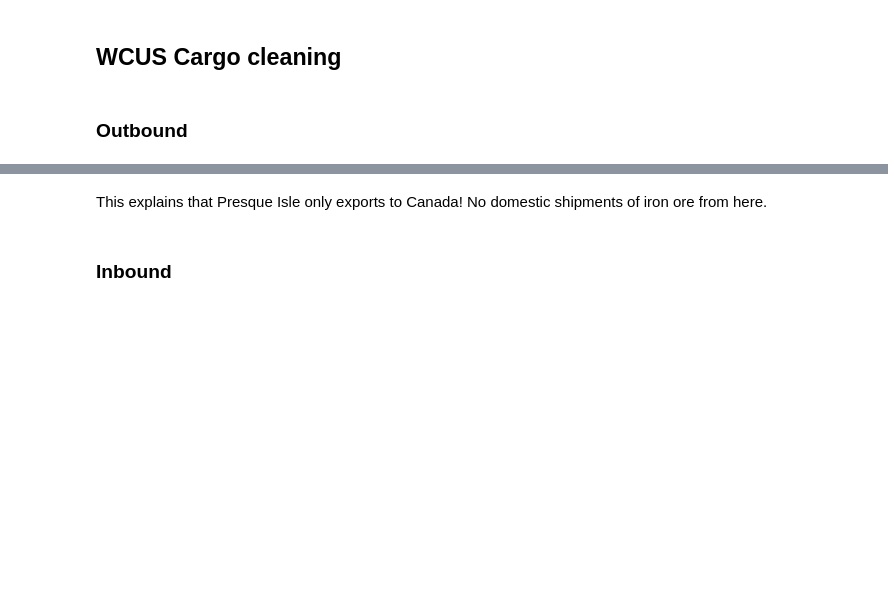
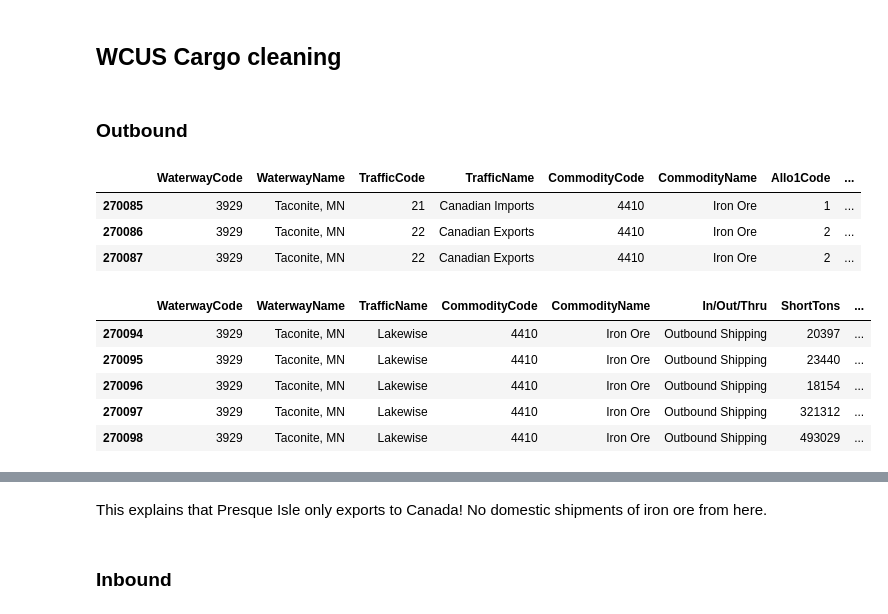
Before and after one commit to hnmns/Interactive-Visualization-Project, a Jupyter notebook: cleaning/wcus_trips_cargo_cleaning.ipynb, the cells around one changed output, grey strips where cells are left out. Saved outputs shown, nothing was run; the diff lists cells and outputs as text; code cells hidden in the pictures; blank space fills up the shorter version.

```diff
--- a/cleaning/wcus_trips_cargo_cleaning.ipynb
+++ b/cleaning/wcus_trips_cargo_cleaning.ipynb
@@ -229,6 +243,28 @@ cargo = pd.read_excel(path, sheet_name="Cargo_AllRegions_10yr_2013-2022")
 cols_to_drop_cargo = ['TrafficCode', 'Allo1Code', 'Allo2Code', 'Up/Down', 'TonMiles']
 # %% [markdown]
 ### Outbound
+# %%
+cargo.loc[cargo['WaterwayName'].str.startswith('Taconite') , :].head(3)
+# %% [output]
+|  | WaterwayCode | WaterwayName | TrafficCode | TrafficName | CommodityCode | CommodityName | Allo1Code | ... |
+| 270085 | 3929 | Taconite, MN | 21 | Canadian Imports | 4410 | Iron Ore | 1 | ... |
+| 270086 | 3929 | Taconite, MN | 22 | Canadian Exports | 4410 | Iron Ore | 2 | ... |
+| 270087 | 3929 | Taconite, MN | 22 | Canadian Exports | 4410 | Iron Ore | 2 | ... |
+# %%
+cargo.loc[
+            (cargo['WaterwayCode']==3929)
+            & (cargo['CommodityCode']==4410)
+            & (cargo['TrafficName']=='Lakewise')
+            & (cargo['In/Out/Thru']=='Outbound Shipping'),
+            :
+        ].drop(columns = cols_to_drop_cargo)
+# %% [output]
+|  | WaterwayCode | WaterwayName | TrafficName | CommodityCode | CommodityName | In/Out/Thru | ShortTons | ... |
+| 270094 | 3929 | Taconite, MN | Lakewise | 4410 | Iron Ore | Outbound Shipping | 20397 | ... |
+| 270095 | 3929 | Taconite, MN | Lakewise | 4410 | Iron Ore | Outbound Shipping | 23440 | ... |
+| 270096 | 3929 | Taconite, MN | Lakewise | 4410 | Iron Ore | Outbound Shipping | 18154 | ... |
+| 270097 | 3929 | Taconite, MN | Lakewise | 4410 | Iron Ore | Outbound Shipping | 321312 | ... |
+| 270098 | 3929 | Taconite, MN | Lakewise | 4410 | Iron Ore | Outbound Shipping | 493029 | ... |
 # %%
 for code, port in outports_dict.items():
 
```
Also changed, not shown: parts of 10 cells of this notebook, 7 other files.
